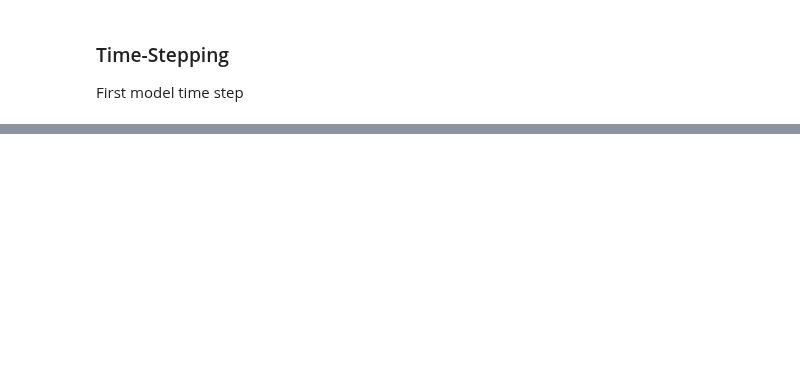
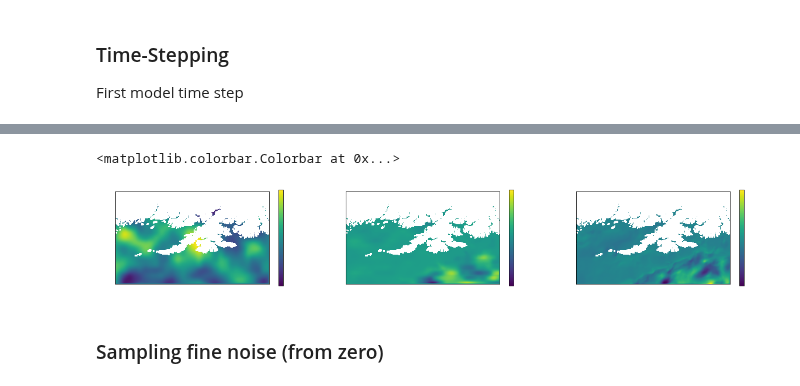
Before and after one commit to sintefmath/multilevelDA, a Jupyter notebook: notebooks/MultiResSim.ipynb, the cells around one changed output, grey strips where cells are left out. Cells and saved outputs as stored; diff of their text form; code cells hidden in the pictures; blank space fills up the shorter version.

```diff
--- a/notebooks/MultiResSim.ipynb
+++ b/notebooks/MultiResSim.ipynb
@@ -114,0 +192,14 @@ for ax_s in axs:
+# %%
+fine_nx = np.ceil(sim.nx * 1.2).astype(np.int32)
+fine_ny = np.ceil(sim.ny * 1.2).astype(np.int32)
+
+fine_dx = sim.child.dx
+fine_dy = sim.child.dy
+# %%
+import pycuda.driver as cuda
+stream = cuda.Stream()
+# %%
+from gpuocean.utils import Common
+eta_pert = Common.CUDAArray2D(stream, fine_nx, fine_ny, 2,2, fine_eta_before)
+hu_pert = Common.CUDAArray2D(stream, fine_nx, fine_ny, 2,2, fine_hu_before)
+hv_pert = Common.CUDAArray2D(stream, fine_nx, fine_ny, 2,2, fine_hu_before)
@@ -114,0 +208,13 @@ for ax_s in axs:
+# %%
+fig, axs = plt.subplots(1,3, figsize=(20,10))
+im = axs[0].imshow((eta_pert.data.get()-fine_eta_before))
+plt.colorbar(im, ax=axs[0], shrink=0.3)
+im = axs[1].imshow((hu_pert.data.get()-fine_hu_before))
+plt.colorbar(im, ax=axs[1], shrink=0.3)
+im = axs[2].imshow((hv_pert.data.get()-fine_hv_before))
+plt.colorbar(im, ax=axs[2], shrink=0.3)
+# %% [output]
+<matplotlib.colorbar.Colorbar at 0x...>
+[figure, added]
+# %% [markdown]
+### Sampling fine noise (from zero)
```
Also changed, not shown: parts of 47 cells of this notebook.
